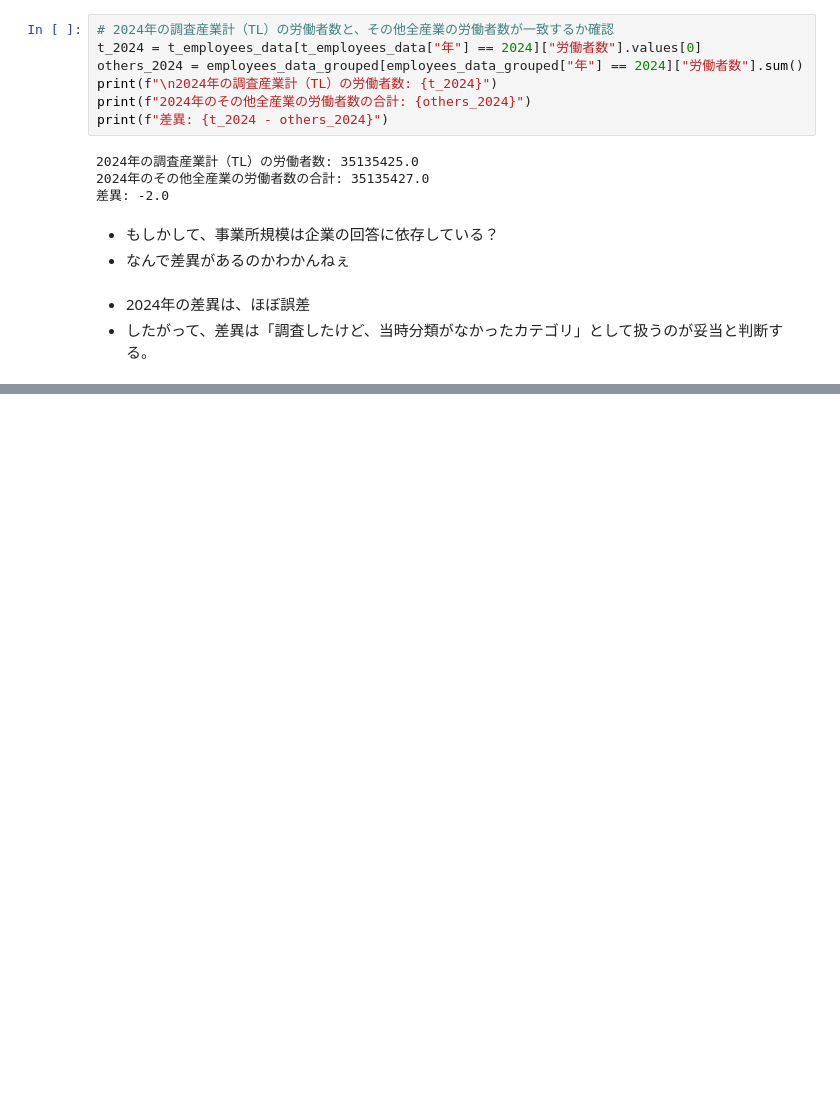
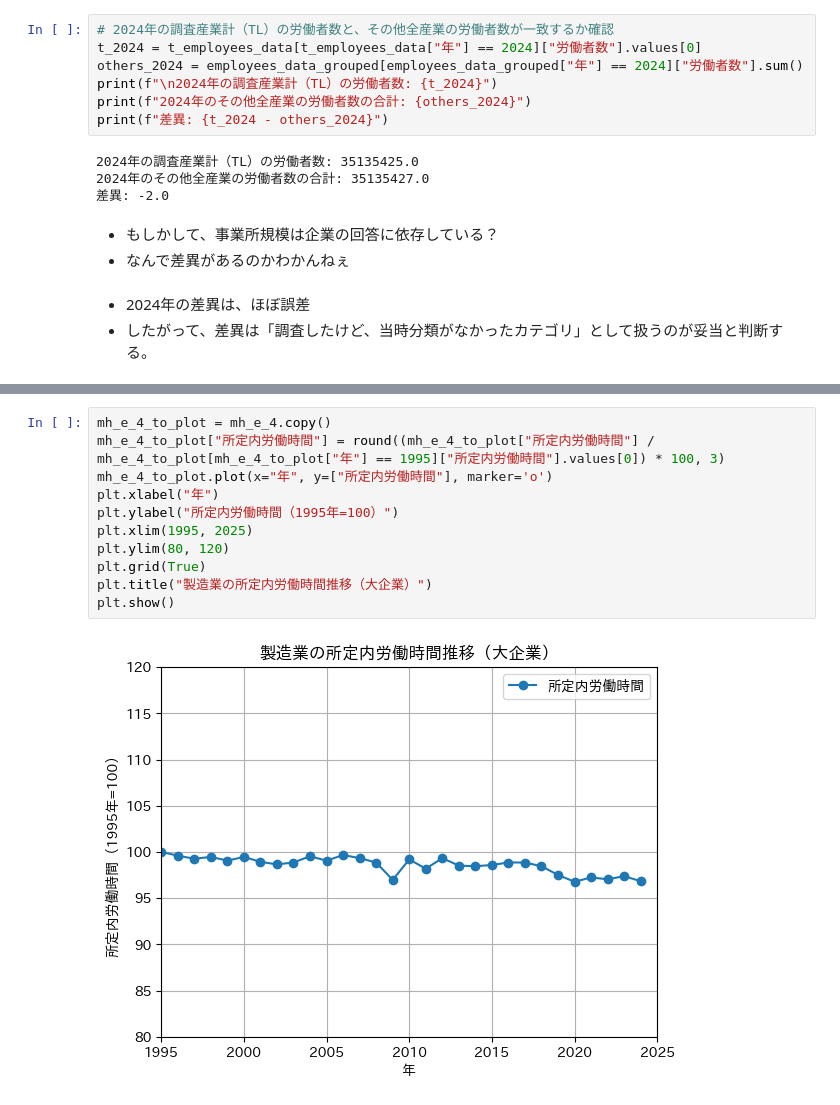
Before and after one commit to M-Yusei1001/K417_Capstone_G9, a Jupyter notebook: eda.ipynb, the cells around one changed output, grey strips where cells are left out. Saved outputs shown, nothing was run; the diff lists cells and outputs as text; blank space fills up the shorter version.

```diff
--- a/eda.ipynb
+++ b/eda.ipynb
@@ -1637,0 +1802,13 @@ all_wages.head()
+# %%
+mh_e_4_to_plot = mh_e_4.copy()
+mh_e_4_to_plot["所定内労働時間"] = round((mh_e_4_to_plot["所定内労働時間"] / mh_e_4_to_plot[mh_e_4_to_plot["年"] == 1995]["所定内労働時間"].values[0]) * 100, 3)
+mh_e_4_to_plot.plot(x="年", y=["所定内労働時間"], marker='o')
+plt.xlabel("年")
+plt.ylabel("所定内労働時間（1995年=100）")
+plt.xlim(1995, 2025)
+plt.ylim(80, 120)
+plt.grid(True)
+plt.title("製造業の所定内労働時間推移（大企業）")
+plt.show()
+# %% [output]
+[figure, added]
```
Also changed, not shown: parts of 27 cells of this notebook, 2 other files.
